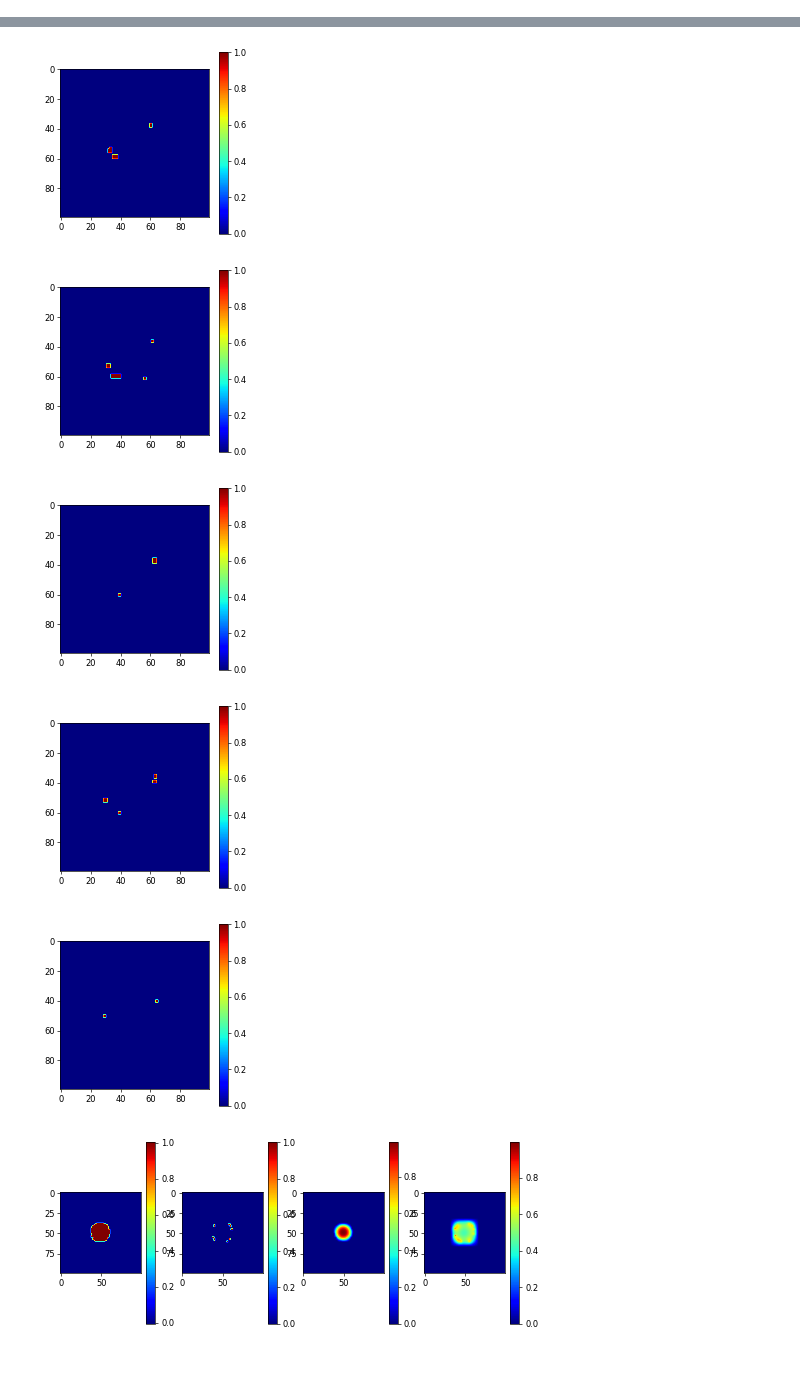
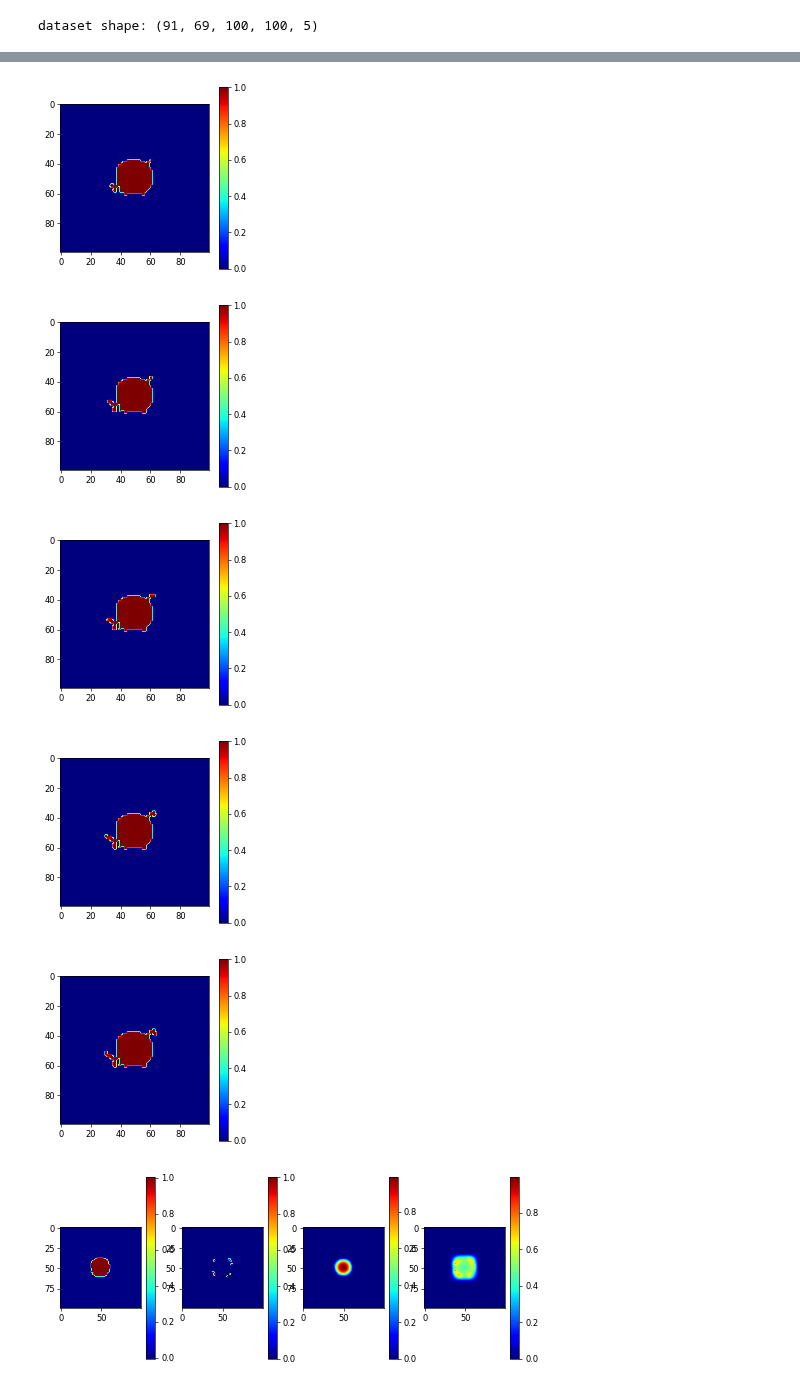
Before and after one commit to kuanrenqian/RecurrentNG, a Jupyter notebook: tensorflow_version/dataGen_for_conv2Dlstm.ipynb, the cells around one changed output, grey strips where cells are left out. Cells and saved outputs as stored; diff of their text form; code cells hidden in the pictures.

```diff
--- a/tensorflow_version/dataGen_for_conv2Dlstm.ipynb
+++ b/tensorflow_version/dataGen_for_conv2Dlstm.ipynb
@@ -49,7 +36,7 @@ except:
 cases = glob.glob('../Matlab_simulation_data/case*')
 cases.sort(key=lambda x: int(''.join(filter(str.isdigit, x))))
 
-save_freq = 250 # 0 for per10, 00 for per 100
+save_freq = 500 # 0 for per10, 00 for per 100
 len_iter = int(35000/save_freq)
 ignore_iter = int(500/save_freq)
 expd_size = 400 # target domain size
@@ -99,7 +86,8 @@ for i in tqdm (range(len(cases)), desc="Running ..."):
             iter_vars_1[phi_dwn==1] = tub_dwn[phi_dwn==1]+1
             iter_vars_1 = iter_vars_1 + tips_dwn
             # iter_vars = np.concatenate([iter_vars, theta], axis=4)
-            iter_vars = np.concatenate([phi_dwn,tips_dwn,tub_dwn,tempr_dwn,theta, iter_vars_1], axis=4)
+            # iter_vars = np.concatenate([phi_dwn,tips_dwn,tub_dwn,tempr_dwn,theta, iter_vars_1], axis=4)
+            iter_vars = np.concatenate([phi_dwn,tips_dwn,tub_dwn,tempr_dwn,theta], axis=4)
 
             if jj==0:
                 # phi_case = phi_dwn
@@ -122,4 +110,8 @@ for i in tqdm (range(len(cases)), desc="Running ..."):
         phi_cases = phi_case
     else:
         phi_cases = np.append(phi_cases, phi_case, axis=0)
+
+print(f"dataset shape: {phi_cases.shape}")
+# %% [output]
+dataset shape: (91, 69, 100, 100, 5)
 # %%
@@ -131,7 +123,7 @@ hdf5_file.close()
 import matplotlib.pyplot as plt
 import h5py
 outputFolder = './data'
-hdf5_file = h5py.File(outputFolder+'/test_5_07112022.hdf5', mode='r')
+hdf5_file = h5py.File(outputFolder+'/NG_07152022.hdf5', mode='r')
 ind = hdf5_file.get('phi')
 
 id=0
@@ -139,7 +131,7 @@ numFrames=ind.shape[1]
 numFrames = 10
 for i in range(numFrames):
     plt.figure(figsize=(4, 4), dpi=60)
-    plt.imshow(ind[id,i,:,:,1],cmap='jet')
+    plt.imshow(ind[id,i,:,:,0],cmap='jet')
     plt.colorbar()
     plt.show()
 hdf5_file.close()
@@ -152,8 +144,8 @@ hdf5_file.close()
-[figure, old version]
+[figure, new version]
-[figure, old version]
+[figure, new version]
-[figure, old version]
+[figure, new version]
-[figure, old version]
+[figure, new version]
-[figure, old version]
+[figure, new version]
 # %%
 import matplotlib.pyplot as plt
 hdf5_file = h5py.File(outputFolder+'/test_07032022.hdf5', mode='r')
```
Also changed, not shown: parts of 3 cells of this notebook, 10 other files.
